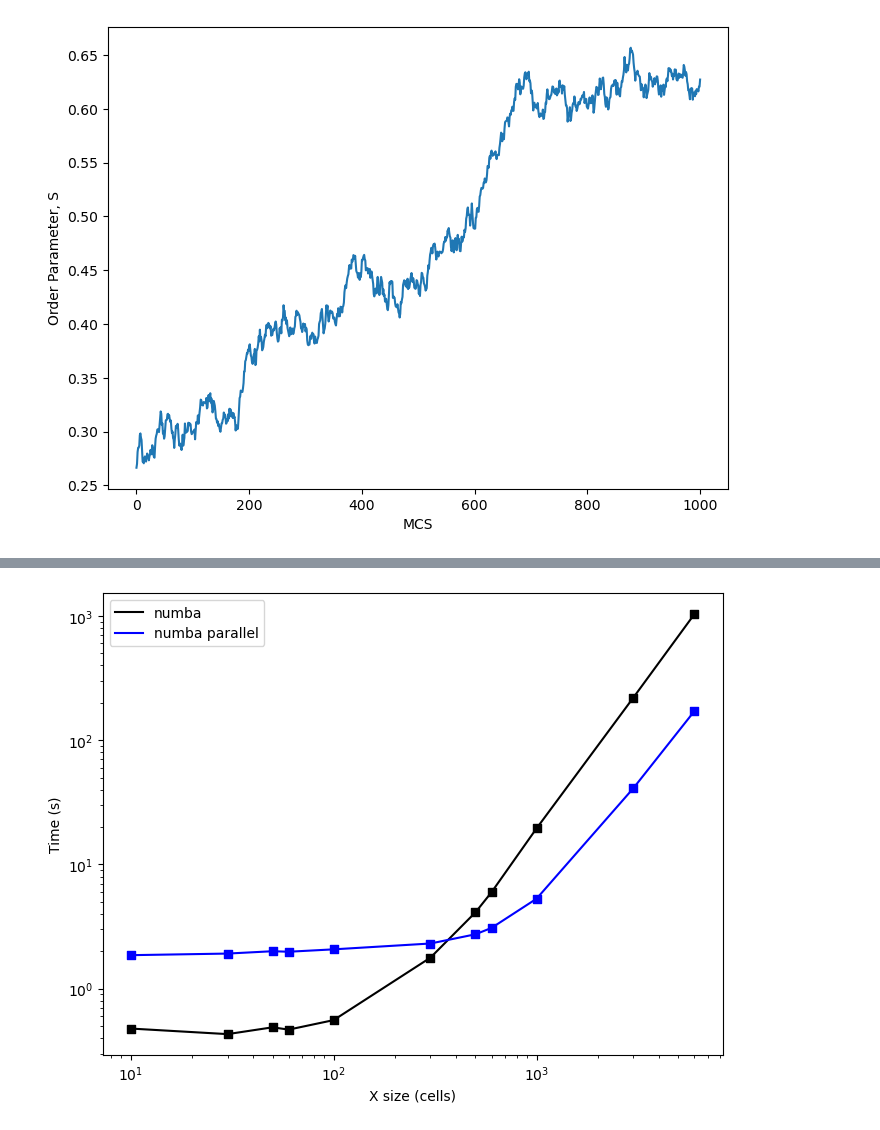
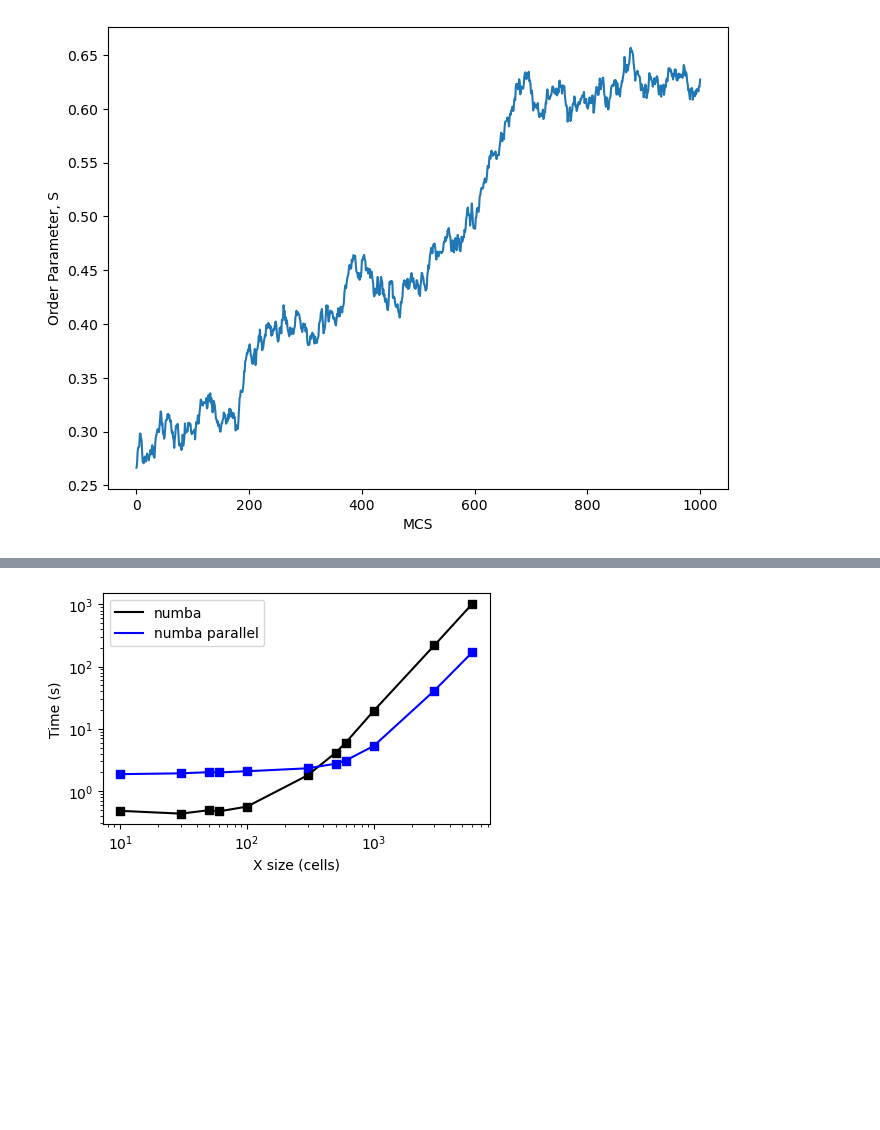
Before and after one commit to yujuan11/seproject1, a Jupyter notebook: plotfigures.ipynb, the cells around one changed output, grey strips where cells are left out. Cells and saved outputs as stored; diff of their text form; code cells hidden in the pictures; blank space fills up the shorter version.

```diff
--- a/plotfigures.ipynb
+++ b/plotfigures.ipynb
@@ -122,19 +133,19 @@ plt.show()
 numba_para=[1.863352,1.919434,2.004582,1.985747,2.075729,2.312850,2.743273,3.086665,5.301149,41.032406,171.318565]
 x_numba=[10,30,50,60,100,300,500,600,1000,3000,6000]
 # %%
-plt.figure(figsize=(8, 6))
+plt.figure(figsize=(5,3))
 
 plt.plot(x_numba,numba_ver,color='black',label='numba')
 plt.scatter(x_numba, numba_ver, color='black', marker='s')
 #
 plt.plot(x_numba,numba_para,color='blue',label='numba parallel')
 plt.scatter(x_numba, numba_para, color='blue', marker='s')
 #plt.yticks(custom_ticks, [str(tick) for tick in custom_ticks])
 plt.xlabel('X size (cells)')
 plt.ylabel('Time (s)')
 plt.yscale('log')
 plt.xscale('log')
 plt.legend()
 plt.show()
 # %% [output]
-[figure, old version]
+[figure, new version]
```
Also changed, not shown: parts of 5 cells of this notebook, 20 other files.
